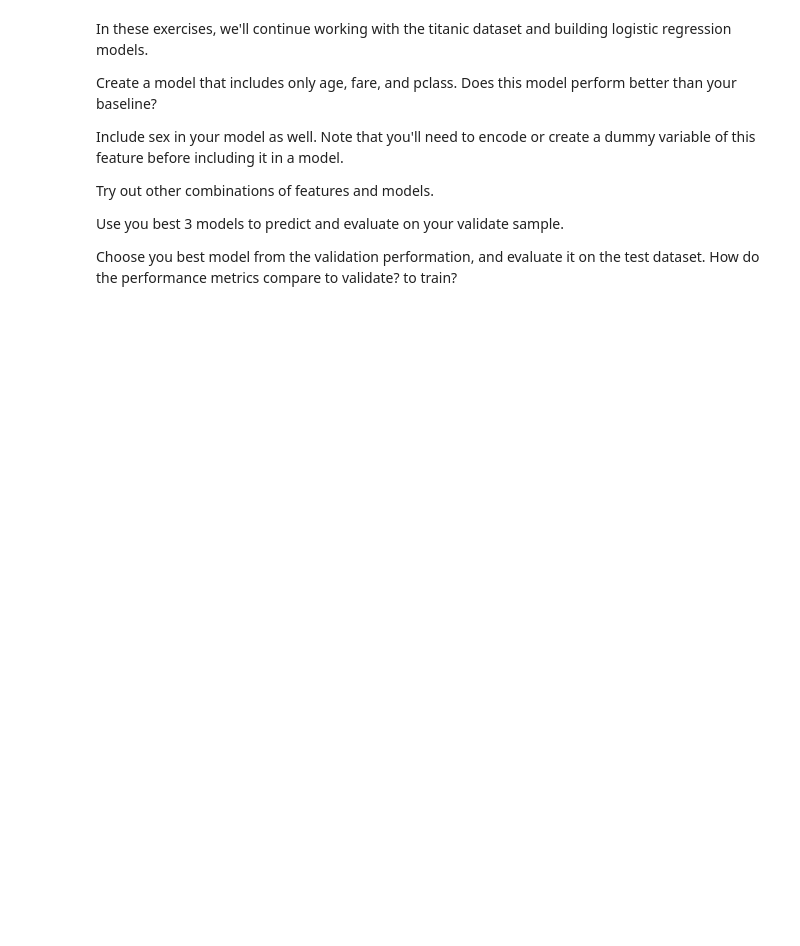
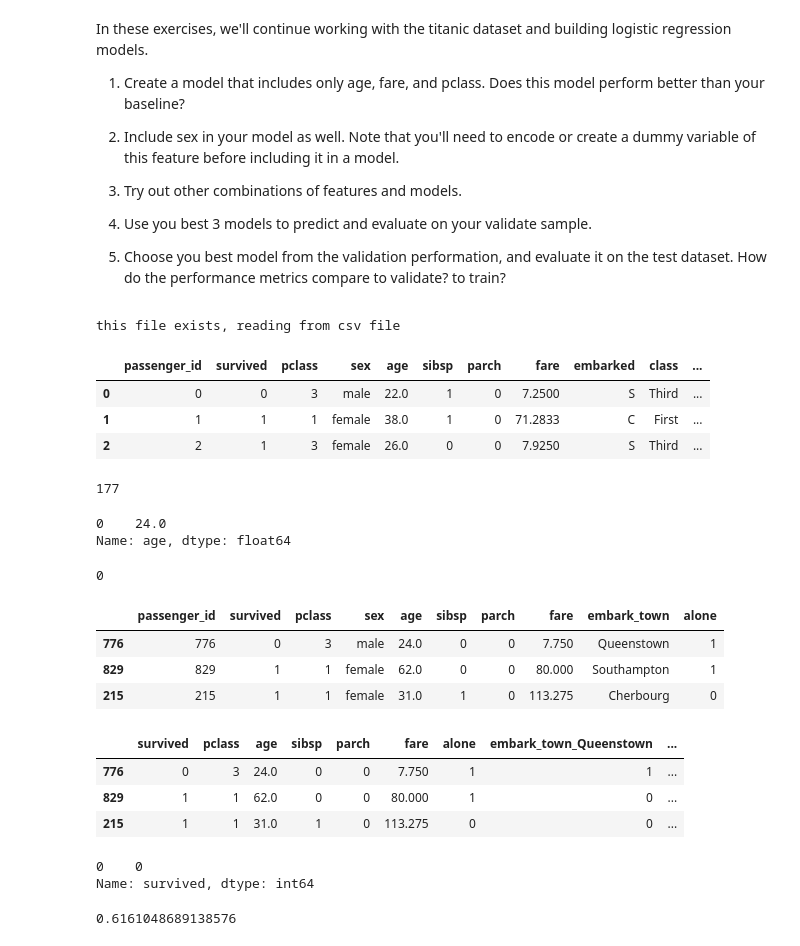
Before and after one commit to nomer-evangelista/classification-exercises, a Jupyter notebook: logistic_regression.ipynb, the cells around one changed output. Cells and saved outputs as stored; diff of their text form; code cells hidden in the pictures; blank space fills up the shorter version.

```diff
--- a/logistic_regression.ipynb
+++ b/logistic_regression.ipynb
@@ -3,12 +11,39 @@ from sklearn.linear_model import LogisticRegression
 # %% [markdown]
 In these exercises, we'll continue working with the titanic dataset and building logistic regression models.
 
-Create a model that includes only age, fare, and pclass. Does this model perform better than your baseline?
+1. Create a model that includes only age, fare, and pclass. Does this model perform better than your baseline?
 
-Include sex in your model as well. Note that you'll need to encode or create a dummy variable of this feature before including it in a model.
+2. Include sex in your model as well. Note that you'll need to encode or create a dummy variable of this feature before including it in a model.
 
-Try out other combinations of features and models.
+3. Try out other combinations of features and models.
 
-Use you best 3 models to predict and evaluate on your validate sample.
+4. Use you best 3 models to predict and evaluate on your validate sample.
 
-Choose you best model from the validation performation, and evaluate it on the test dataset. How do the performance metrics compare to validate? to train?
+5. Choose you best model from the validation performation, and evaluate it on the test dataset. How do the performance metrics compare to validate? to train?
+# %%
+titanic_db = acquire.get_titanic_db()
+titanic_db.head(3)
+# %% [output]
+this file exists, reading from csv file
+|  | passenger_id | survived | pclass | sex | age | sibsp | parch | fare | embarked | class | ... |
+| 0 | 0 | 0 | 3 | male | 22.0 | 1 | 0 | 7.2500 | S | Third | ... |
+| 1 | 1 | 1 | 1 | female | 38.0 | 1 | 0 | 71.2833 | C | First | ... |
+| 2 | 2 | 1 | 3 | female | 26.0 | 0 | 0 | 7.9250 | S | Third | ... |
+# %%
+# looking for total null value in age column
+titanic_db['age'].isna().sum()
+# %% [output]
+177
+# %%
+# the mode of specific age
+titanic_db['age'].mode()
+# %% [output]
+0    24.0
+Name: age, dtype: float64
+# %%
+# filling all null value in age column with mode
+# looking for any null value that is left in age column
+titanic_db['age'] = titanic_db['age'].fillna(24.0)
+titanic_db.age.isnull().sum()
+# %% [output]
+0
@@ -14,0 +53,7 @@ Choose you best model from the validation performation, and evaluate it on the t
+# %%
+train.head(3)
+# %% [output]
+|  | passenger_id | survived | pclass | sex | age | sibsp | parch | fare | embark_town | alone |
+| 776 | 776 | 0 | 3 | male | 24.0 | 0 | 0 | 7.750 | Queenstown | 1 |
+| 829 | 829 | 1 | 1 | female | 62.0 | 0 | 0 | 80.000 | Southampton | 1 |
+| 215 | 215 | 1 | 1 | female | 31.0 | 1 | 0 | 113.275 | Cherbourg | 0 |
@@ -14,0 +62,7 @@ Choose you best model from the validation performation, and evaluate it on the t
+# %%
+train_encoded.head(3)
+# %% [output]
+|  | survived | pclass | age | sibsp | parch | fare | alone | embark_town_Queenstown | ... |
+| 776 | 0 | 3 | 24.0 | 0 | 0 | 7.750 | 1 | 1 | ... |
+| 829 | 1 | 1 | 62.0 | 0 | 0 | 80.000 | 1 | 0 | ... |
+| 215 | 1 | 1 | 31.0 | 1 | 0 | 113.275 | 0 | 0 | ... |
@@ -14,0 +79,11 @@ Choose you best model from the validation performation, and evaluate it on the t
+# %%
+# Setting up my Baseline
+y_train.mode()
+# %% [output]
+0    0
+Name: survived, dtype: int64
+# %%
+# Taking the mean of the mode
+(y_train == 0).mean()
+# %% [output]
+0.6161048689138576
```
Also changed, not shown: parts of 32 cells of this notebook.
